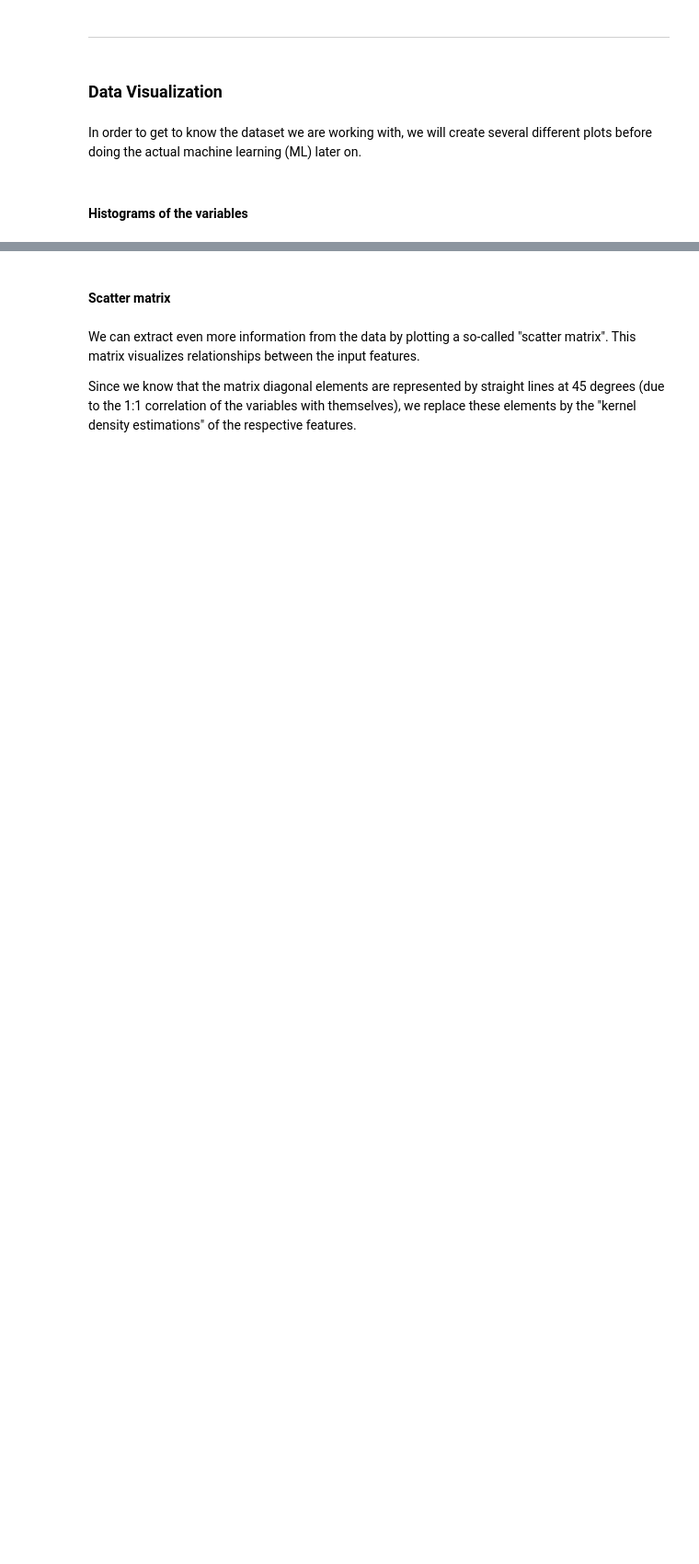
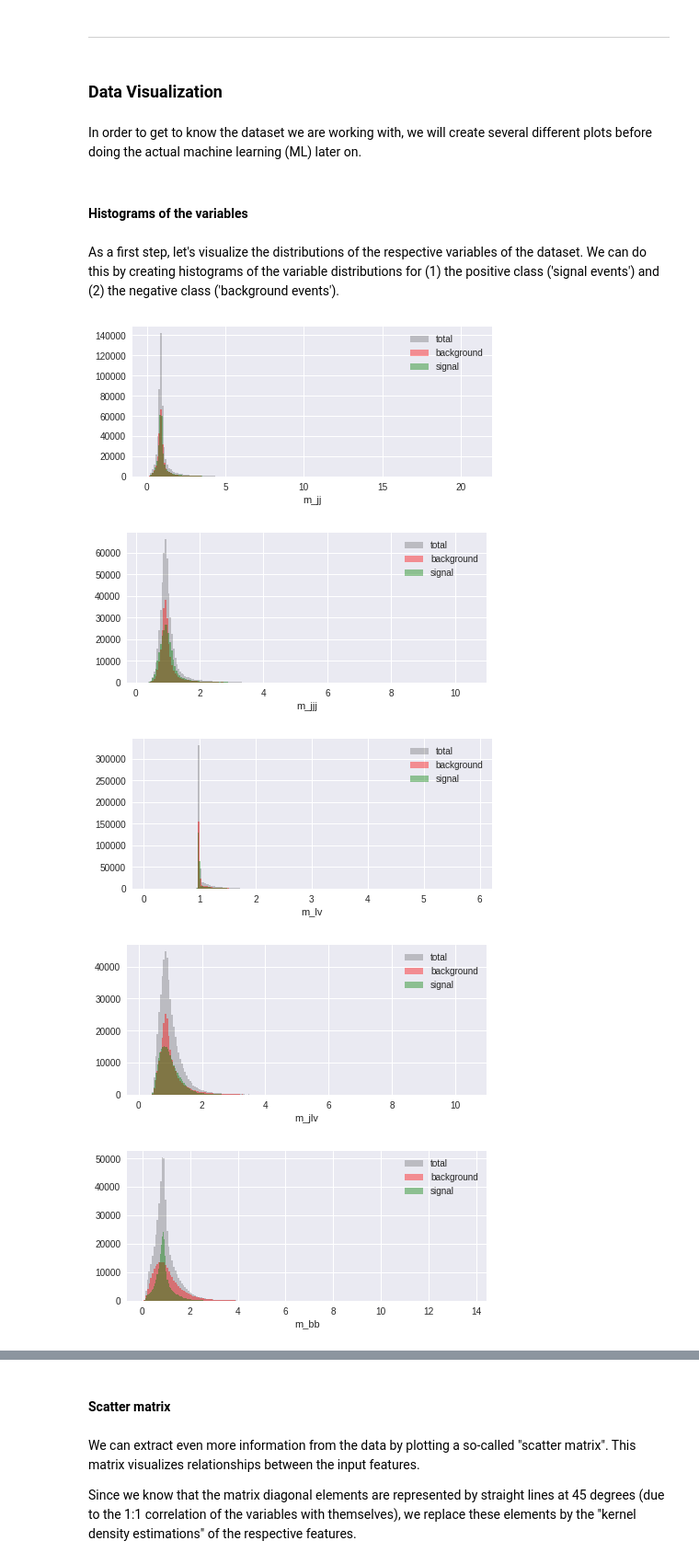
Before and after one commit to tempse/sklearn-beginners-template, a Jupyter notebook: scikit-learn beginner's template.ipynb, the cells around one changed output, grey strips where cells are left out. Shown at 92% size. Cells and saved outputs as stored; diff of their text form; code cells hidden in the pictures; blank space fills up the shorter version.

```diff
--- a/scikit-learn beginner's template.ipynb
+++ b/scikit-learn beginner's template.ipynb
@@ -128,3 +128,23 @@ Number of backgr events in data sample: 470327 (47.03 percent)
 In order to get to know the dataset we are working with, we will create several different plots before doing the actual machine learning (ML) later on.
 # %% [markdown]
 #### Histograms of the variables
+# %% [markdown]
+As a first step, let's visualize the distributions of the respective variables of the dataset. We can do this by creating histograms of the variable distributions for (1) the positive class ('signal events') and (2) the negative class ('background events').
+# %%
+for i in range(1,data.columns.size):
+    plt.figure(figsize=(7,3))
+    plt.hist(data[data.columns[i]],
+             bins=200, alpha=.2, color='black', label='total')
+    plt.hist(data[data['class_label']==0.0][data.columns[i]].reset_index(drop=True),
+             bins=200, alpha=.4, color='red', label='background')
+    plt.hist(data[data['class_label']==1.0][data.columns[i]].reset_index(drop=True),
+             bins=200, alpha=.4, color='green', label='signal')
+    plt.xlabel(data.columns[i])
+    plt.legend()
+    plt.show()
+# %% [output]
+[figure, added]
+[figure, added]
+[figure, added]
+[figure, added]
+[figure, added]
```
Also changed, not shown: parts of 22 cells of this notebook.
